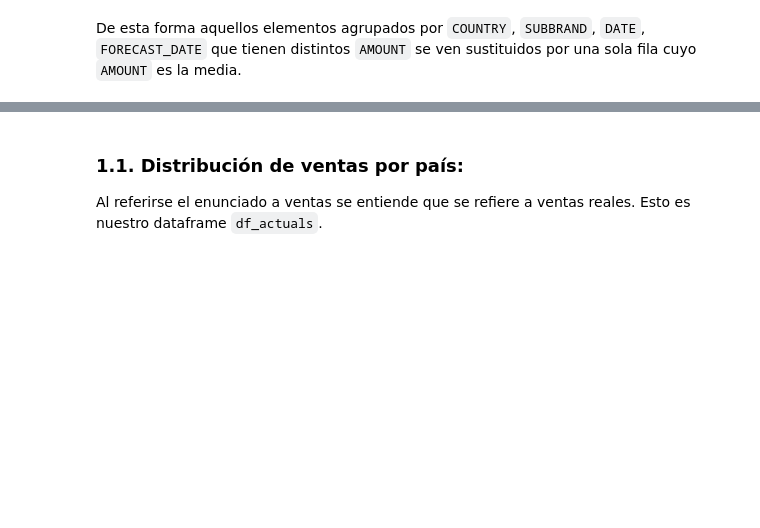
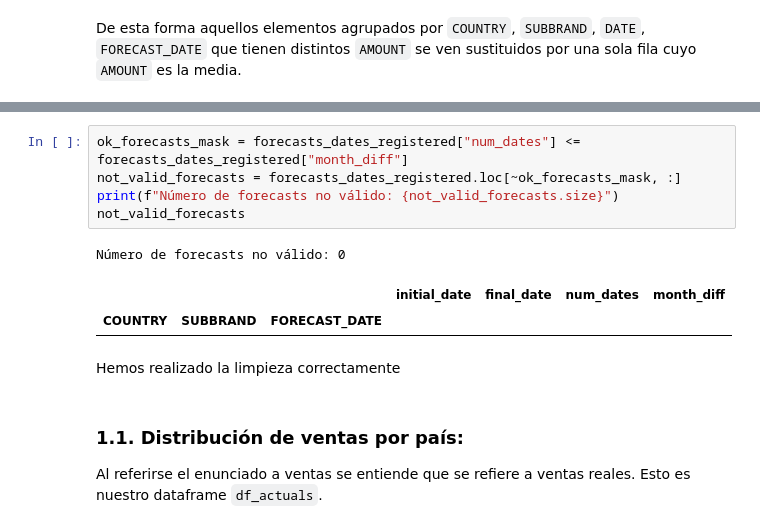
Before and after one commit to Alf-caput/data-visualization, a Jupyter notebook: ejercicios-clase/ejercicio3.ipynb, the cells around one changed output, grey strips where cells are left out. Saved outputs shown, nothing was run; the diff lists cells and outputs as text; blank space fills up the shorter version.

```diff
--- a/ejercicios-clase/ejercicio3.ipynb
+++ b/ejercicios-clase/ejercicio3.ipynb
@@ -377,3 +397,14 @@ De esta forma aquellos elementos agrupados por `COUNTRY`, `SUBBRAND`, `DATE`, `F
+# %%
+ok_forecasts_mask = forecasts_dates_registered["num_dates"] <= forecasts_dates_registered["month_diff"]
+not_valid_forecasts = forecasts_dates_registered.loc[~ok_forecasts_mask, :]
+print(f"Número de forecasts no válido: {not_valid_forecasts.size}")
+not_valid_forecasts
+# %% [output]
+Número de forecasts no válido: 0
+|  |  |  | initial_date | final_date | num_dates | month_diff |
+| COUNTRY | SUBBRAND | FORECAST_DATE |  |  |  |  |
+# %% [markdown]
+Hemos realizado la limpieza correctamente
 # %% [markdown]
 ### 1.1. Distribución de ventas por país:
 
```
Also changed, not shown: parts of 2 cells of this notebook.
